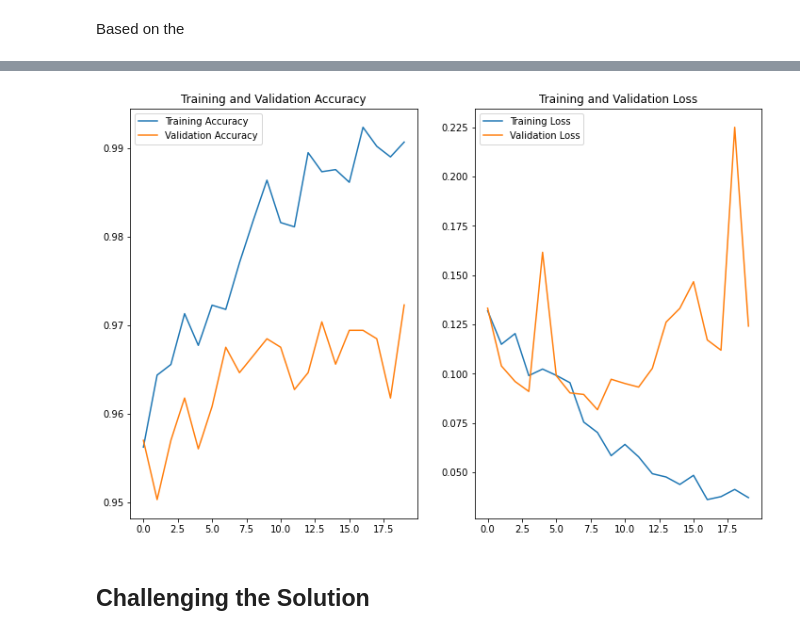
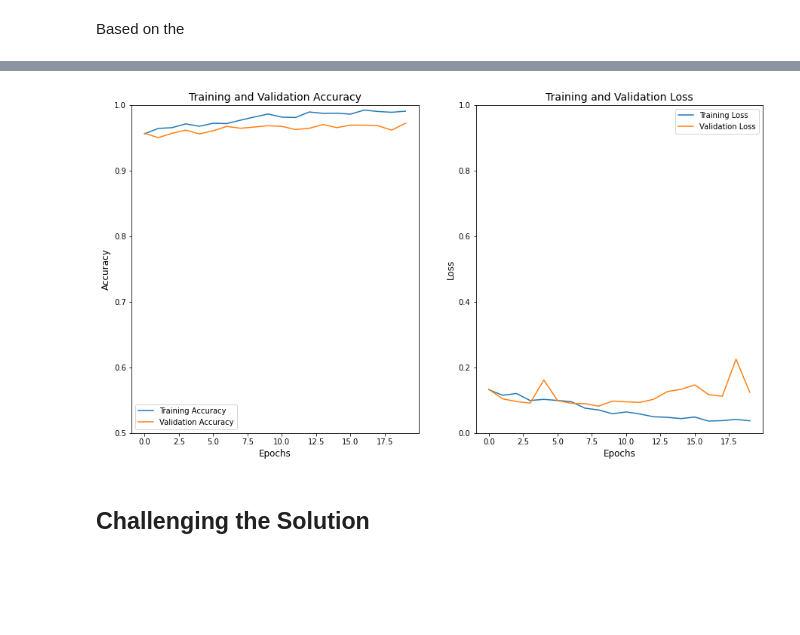
Before and after one commit to fredtush/Image-Classification-with-CNN, a Jupyter notebook: Image_Classification_with_Deep_Learning.ipynb, the cells around one changed output, grey strips where cells are left out. Drawn from its saved outputs; the diff is of its cells as text; code cells hidden in the pictures; blank space fills up the shorter version.

```diff
--- a/Image_Classification_with_Deep_Learning.ipynb
+++ b/Image_Classification_with_Deep_Learning.ipynb
@@ -480,34 +501,49 @@ Epoch 20/20
 # %%
 # visualizing the baseline model's results
 
 acc2 = result2.history["accuracy"]
 val_acc2 = result2.history["val_accuracy"]
 
 loss2 = result2.history["loss"]
 val_loss2 = result2.history["val_loss"]
 
 epochs_range2 = range(20)
 
-plt.figure(figsize=(12,8))
+title_font_dict = {'size': 14}
+labels_font_dict = {'size': 12}
+
+plt.figure(figsize=(15,8))
 
 # training and validation accuracy
 
-plt.subplot(1, 2, 1)
+plt.subplot( 1, 2, 1)
+
 plt.plot(epochs_range2, acc2, label = "Training Accuracy")
 plt.plot(epochs_range2, val_acc2, label = "Validation Accuracy")
+
+plt.ylim([0.5, 1])
+
+plt.xlabel('Epochs', labels_font_dict)
+plt.ylabel('Accuracy', labels_font_dict)
+plt.title("Training and Validation Accuracy", title_font_dict)
 plt.legend()
-plt.title("Training and Validation Accuracy")
 
 #training and validation loss
 
 plt.subplot(1, 2, 2)
+
 plt.plot(epochs_range, loss2, label = "Training Loss")
 plt.plot(epochs_range, val_loss2, label = "Validation Loss")
+
+plt.ylim([0, 1])
+
+plt.xlabel('Epochs', labels_font_dict)
+plt.ylabel('Loss', labels_font_dict)
+plt.title("Training and Validation Loss", title_font_dict)
 plt.legend()
-plt.title("Training and Validation Loss")
 
 plt.show()
 # %% [output]
-[figure, old version]
+[figure, new version]
 # %% [markdown]
 ## Challenging the Solution
```
Also changed, not shown: parts of 8 cells of this notebook.
